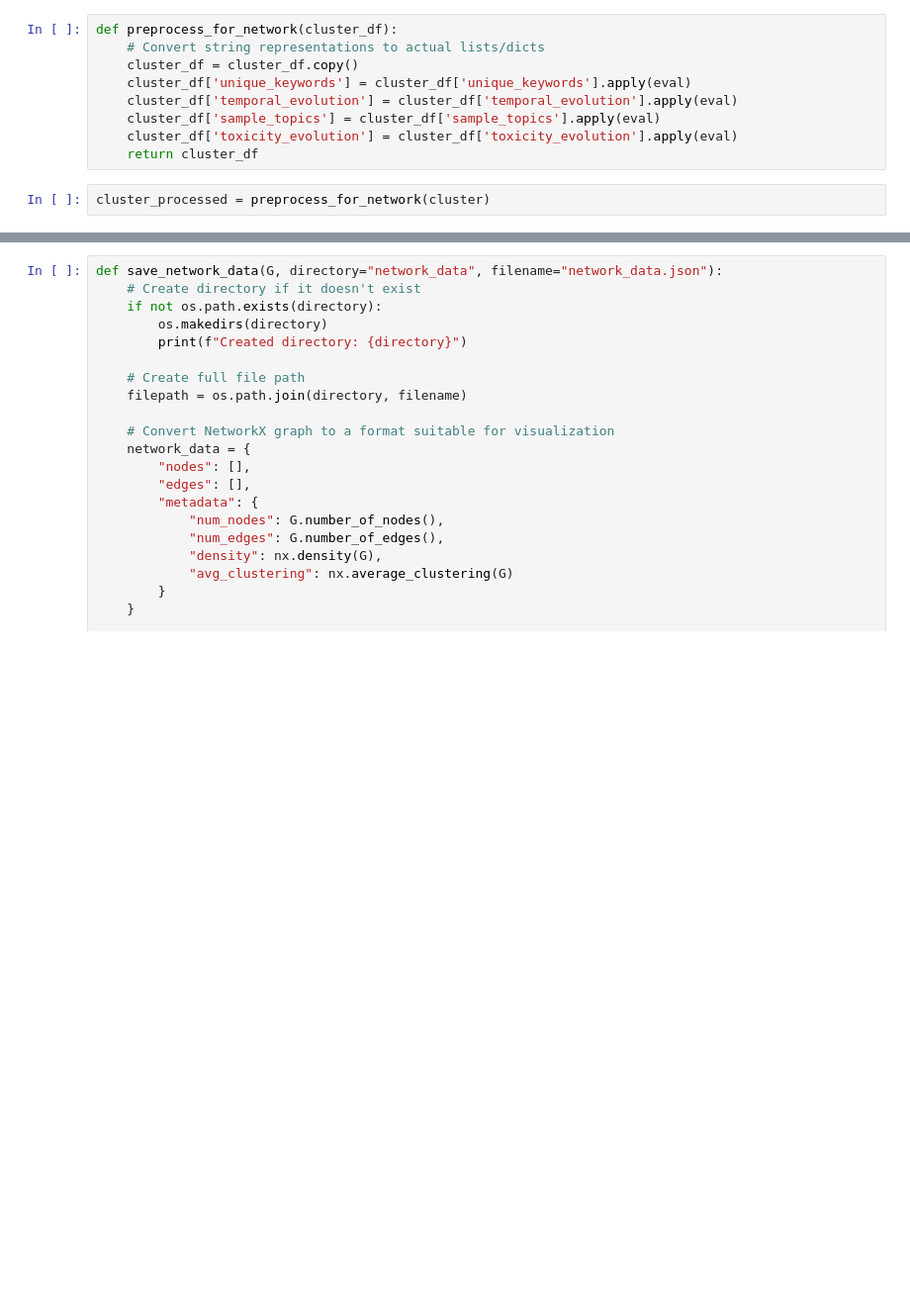
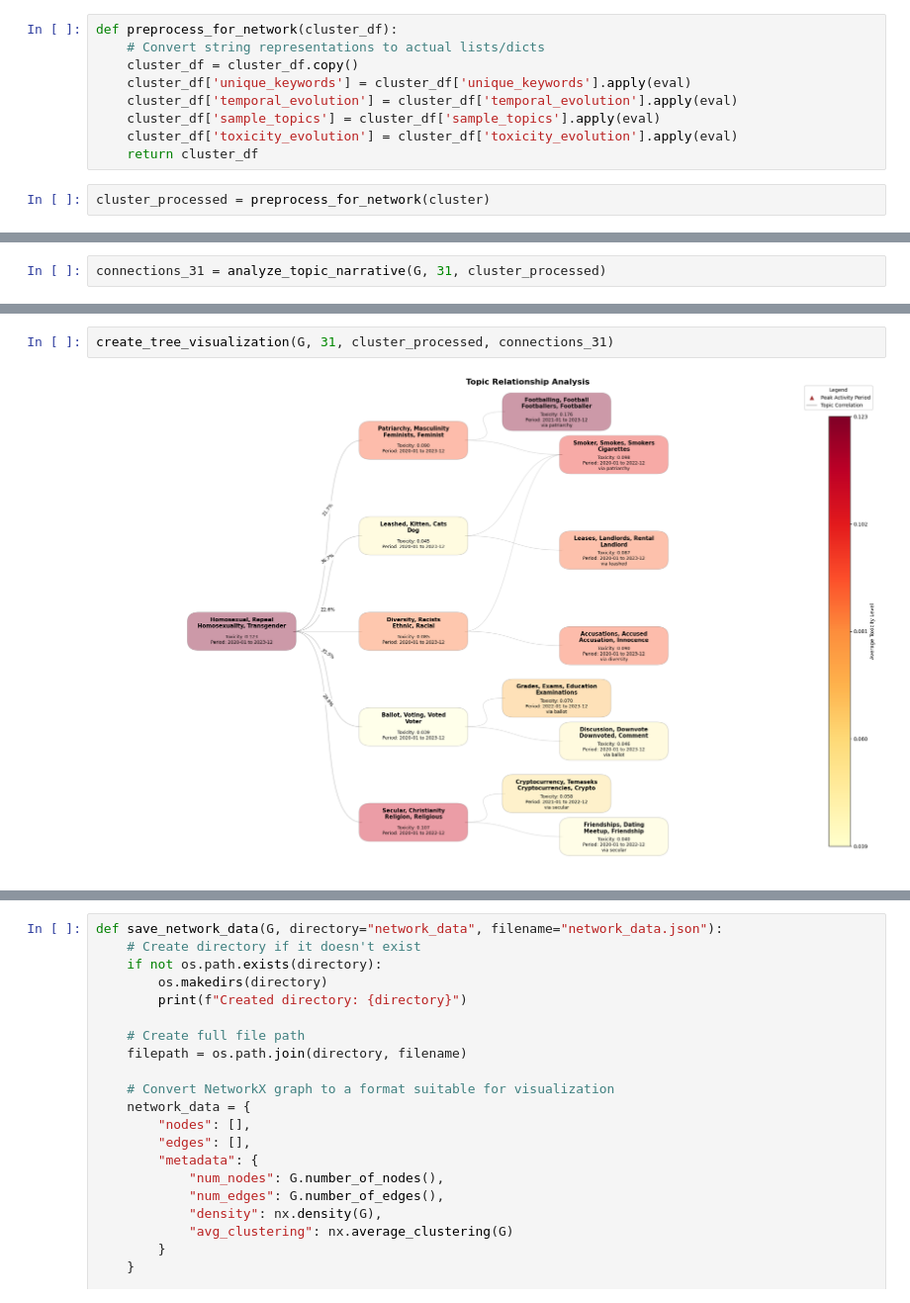
Before and after one commit to yangshutingg/dsa4264, a Jupyter notebook: src/topic models/topic_network.ipynb, the cells around one changed output, grey strips where cells are left out. Shown at 99% size. Drawn from its saved outputs; the diff is of its cells as text; blank space fills up the shorter version.

```diff
--- a/src/topic models/topic_network.ipynb
+++ b/src/topic models/topic_network.ipynb
@@ -334,0 +587,2 @@ Maximum degree: 101
+# %%
+connections_31 = analyze_topic_narrative(G, 31, cluster_processed)
@@ -334,0 +866,4 @@ Maximum degree: 101
+# %%
+create_tree_visualization(G, 31, cluster_processed, connections_31)
+# %% [output]
+[figure, added]
```
Also changed, not shown: parts of 22 cells of this notebook.
